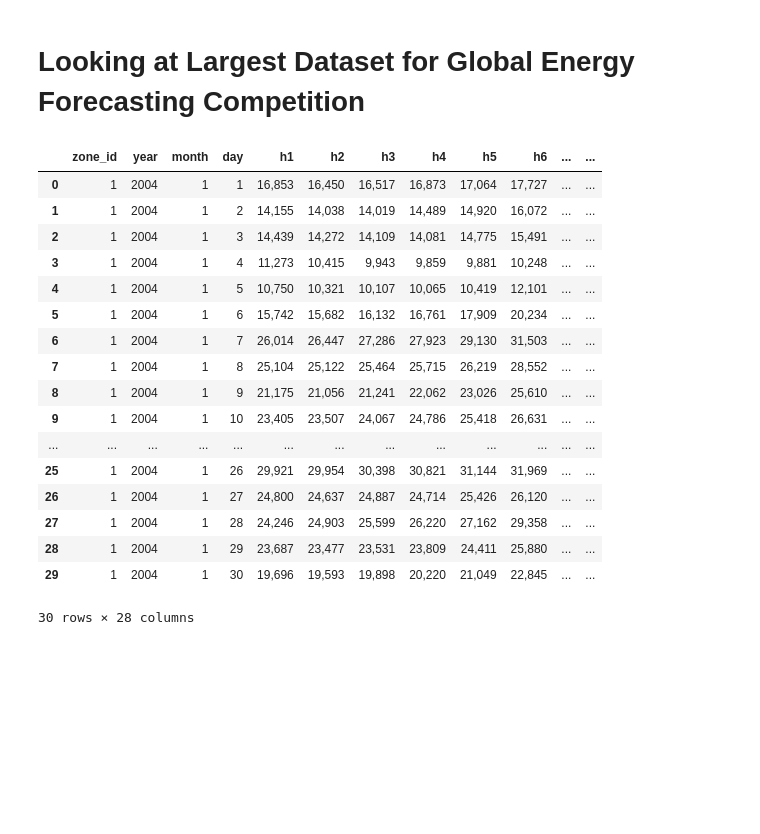
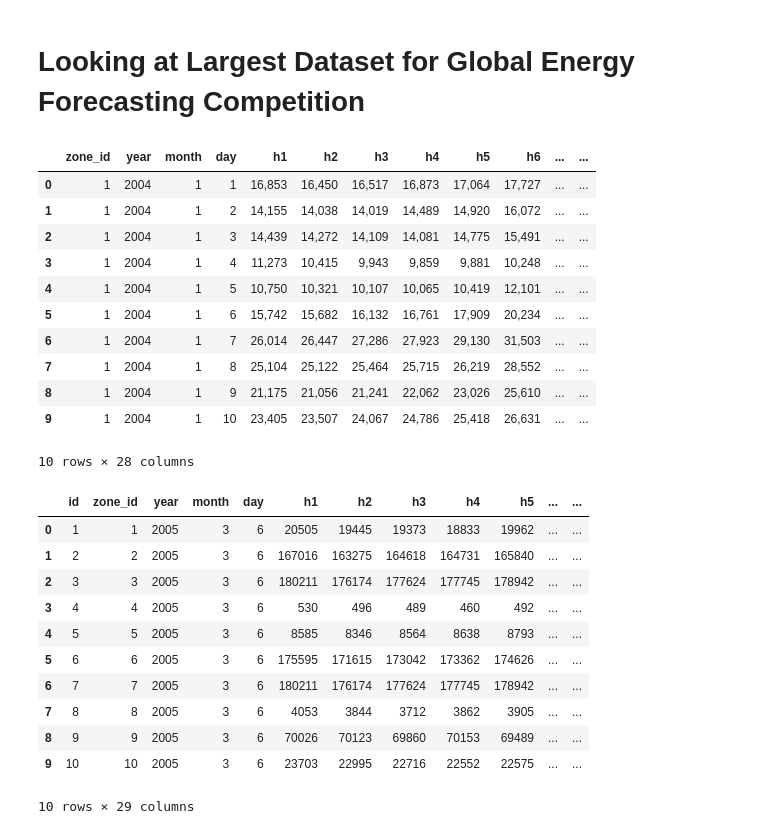
Before and after one commit to mohi7621/Springboard, a Jupyter notebook: capstone/Initial-Examination.ipynb, the cells around one changed output. Saved outputs shown, nothing was run; the diff lists cells and outputs as text; code cells hidden in the pictures; blank space fills up the shorter version.

```diff
--- a/capstone/Initial-Examination.ipynb
+++ b/capstone/Initial-Examination.ipynb
@@ -75,26 +100,37 @@ array([1979, 1983, 1987, 1991, 1995, 1999, 2003, 2007])
 # %% [markdown]
 # Looking at Largest Dataset for Global Energy Forecasting Competition
 # %%
-test = pd.DataFrame.from_csv('cap-data/Load_history.csv',index_col=None,
+lh = pd.DataFrame.from_csv('kaggle-data/Load_history.csv',index_col=None,
                             encoding = 'utf-8')
-# %%
-test.head(30)
-# %% [output]
-|  | zone_id | year | month | day | h1 | h2 | h3 | h4 | h5 | h6 | ... | ... |
-| 0 | 1 | 2004 | 1 | 1 | 16,853 | 16,450 | 16,517 | 16,873 | 17,064 | 17,727 | ... | ... |
-| 1 | 1 | 2004 | 1 | 2 | 14,155 | 14,038 | 14,019 | 14,489 | 14,920 | 16,072 | ... | ... |
-| 2 | 1 | 2004 | 1 | 3 | 14,439 | 14,272 | 14,109 | 14,081 | 14,775 | 15,491 | ... | ... |
-| 3 | 1 | 2004 | 1 | 4 | 11,273 | 10,415 | 9,943 | 9,859 | 9,881 | 10,248 | ... | ... |
-| 4 | 1 | 2004 | 1 | 5 | 10,750 | 10,321 | 10,107 | 10,065 | 10,419 | 12,101 | ... | ... |
-| 5 | 1 | 2004 | 1 | 6 | 15,742 | 15,682 | 16,132 | 16,761 | 17,909 | 20,234 | ... | ... |
-| 6 | 1 | 2004 | 1 | 7 | 26,014 | 26,447 | 27,286 | 27,923 | 29,130 | 31,503 | ... | ... |
-| 7 | 1 | 2004 | 1 | 8 | 25,104 | 25,122 | 25,464 | 25,715 | 26,219 | 28,552 | ... | ... |
-| 8 | 1 | 2004 | 1 | 9 | 21,175 | 21,056 | 21,241 | 22,062 | 23,026 | 25,610 | ... | ... |
-| 9 | 1 | 2004 | 1 | 10 | 23,405 | 23,507 | 24,067 | 24,786 | 25,418 | 26,631 | ... | ... |
-| ... | ... | ... | ... | ... | ... | ... | ... | ... | ... | ... | ... | ... |
-| 25 | 1 | 2004 | 1 | 26 | 29,921 | 29,954 | 30,398 | 30,821 | 31,144 | 31,969 | ... | ... |
-| 26 | 1 | 2004 | 1 | 27 | 24,800 | 24,637 | 24,887 | 24,714 | 25,426 | 26,120 | ... | ... |
-| 27 | 1 | 2004 | 1 | 28 | 24,246 | 24,903 | 25,599 | 26,220 | 27,162 | 29,358 | ... | ... |
-| 28 | 1 | 2004 | 1 | 29 | 23,687 | 23,477 | 23,531 | 23,809 | 24,411 | 25,880 | ... | ... |
-| 29 | 1 | 2004 | 1 | 30 | 19,696 | 19,593 | 19,898 | 20,220 | 21,049 | 22,845 | ... | ... |
-30 rows × 28 columns
+# %%
+lh.head(10)
+# %% [output]
+|  | zone_id | year | month | day | h1 | h2 | h3 | h4 | h5 | h6 | ... | ... |
+| 0 | 1 | 2004 | 1 | 1 | 16,853 | 16,450 | 16,517 | 16,873 | 17,064 | 17,727 | ... | ... |
+| 1 | 1 | 2004 | 1 | 2 | 14,155 | 14,038 | 14,019 | 14,489 | 14,920 | 16,072 | ... | ... |
+| 2 | 1 | 2004 | 1 | 3 | 14,439 | 14,272 | 14,109 | 14,081 | 14,775 | 15,491 | ... | ... |
+| 3 | 1 | 2004 | 1 | 4 | 11,273 | 10,415 | 9,943 | 9,859 | 9,881 | 10,248 | ... | ... |
+| 4 | 1 | 2004 | 1 | 5 | 10,750 | 10,321 | 10,107 | 10,065 | 10,419 | 12,101 | ... | ... |
+| 5 | 1 | 2004 | 1 | 6 | 15,742 | 15,682 | 16,132 | 16,761 | 17,909 | 20,234 | ... | ... |
+| 6 | 1 | 2004 | 1 | 7 | 26,014 | 26,447 | 27,286 | 27,923 | 29,130 | 31,503 | ... | ... |
+| 7 | 1 | 2004 | 1 | 8 | 25,104 | 25,122 | 25,464 | 25,715 | 26,219 | 28,552 | ... | ... |
+| 8 | 1 | 2004 | 1 | 9 | 21,175 | 21,056 | 21,241 | 22,062 | 23,026 | 25,610 | ... | ... |
+| 9 | 1 | 2004 | 1 | 10 | 23,405 | 23,507 | 24,067 | 24,786 | 25,418 | 26,631 | ... | ... |
+10 rows × 28 columns
+# %%
+bench = pd.DataFrame.from_csv('kaggle-data/Benchmark.csv',index_col=None,
+                            encoding = 'utf-8')
+bench.head(10)
+# %% [output]
+|  | id | zone_id | year | month | day | h1 | h2 | h3 | h4 | h5 | ... | ... |
+| 0 | 1 | 1 | 2005 | 3 | 6 | 20505 | 19445 | 19373 | 18833 | 19962 | ... | ... |
+| 1 | 2 | 2 | 2005 | 3 | 6 | 167016 | 163275 | 164618 | 164731 | 165840 | ... | ... |
+| 2 | 3 | 3 | 2005 | 3 | 6 | 180211 | 176174 | 177624 | 177745 | 178942 | ... | ... |
+| 3 | 4 | 4 | 2005 | 3 | 6 | 530 | 496 | 489 | 460 | 492 | ... | ... |
+| 4 | 5 | 5 | 2005 | 3 | 6 | 8585 | 8346 | 8564 | 8638 | 8793 | ... | ... |
+| 5 | 6 | 6 | 2005 | 3 | 6 | 175595 | 171615 | 173042 | 173362 | 174626 | ... | ... |
+| 6 | 7 | 7 | 2005 | 3 | 6 | 180211 | 176174 | 177624 | 177745 | 178942 | ... | ... |
+| 7 | 8 | 8 | 2005 | 3 | 6 | 4053 | 3844 | 3712 | 3862 | 3905 | ... | ... |
+| 8 | 9 | 9 | 2005 | 3 | 6 | 70026 | 70123 | 69860 | 70153 | 69489 | ... | ... |
+| 9 | 10 | 10 | 2005 | 3 | 6 | 23703 | 22995 | 22716 | 22552 | 22575 | ... | ... |
+10 rows × 29 columns
```
Also changed, not shown: parts of 14 cells of this notebook, 9 other files.
